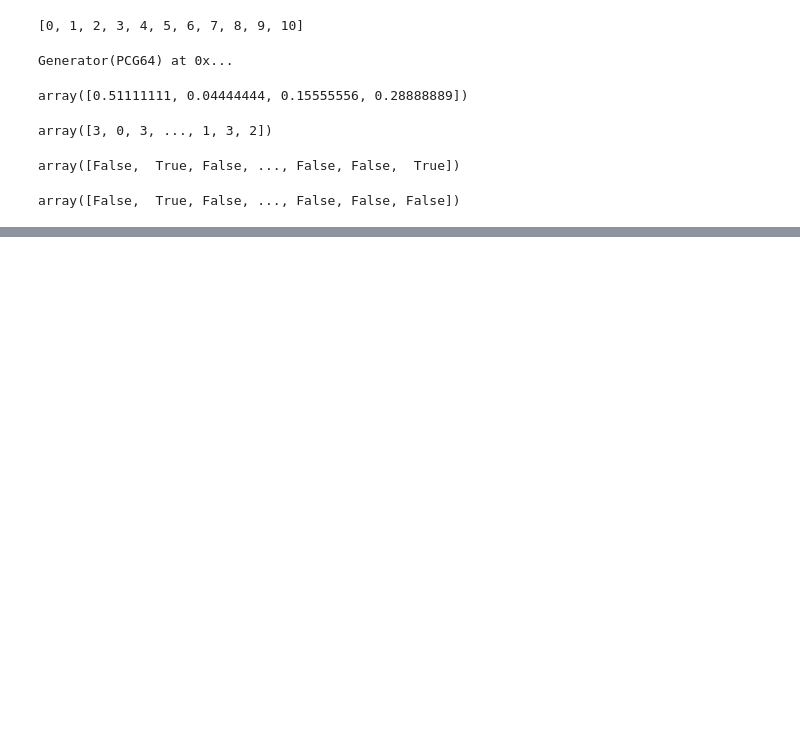
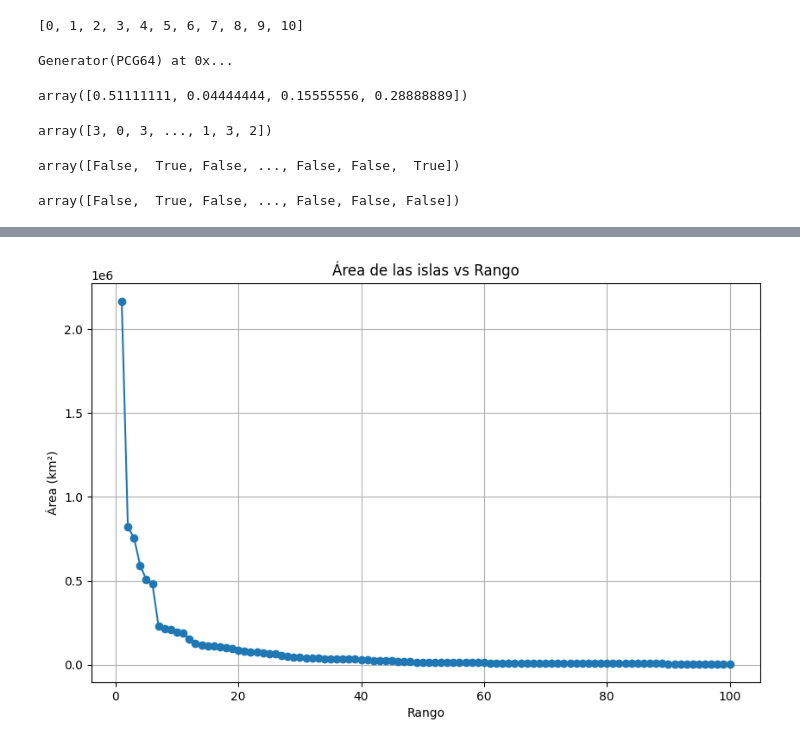
Before and after one commit to 173479/mineriaDeDatos, a Jupyter notebook: Mineria_De_Datos.ipynb, the cells around one changed output, grey strips where cells are left out. Drawn from its saved outputs; the diff is of its cells as text; code cells hidden in the pictures; blank space fills up the shorter version.

```diff
--- a/Mineria_De_Datos.ipynb
+++ b/Mineria_De_Datos.ipynb
@@ -1201,0 +1450,67 @@ array([False,  True, False, ..., False, False, False])
+# %%
+#World's largest islands
+import pandas as pd
+import matplotlib.pyplot as plt
+
+df = pd.read_csv('largest-islands.csv')
+df
+
+#What are the 10 largest islands in the tropics?
+tropics = df.query('climate == "tropics"')
+tropics = tropics.sort_values('area', ascending=False).head(10)
+print("10 islas más grandes en los trópicos:")
+print(tropics[['island', 'area', 'countries']])
+
+#What are the largest islands in each region?
+por_region = df.groupby('region')['area'].idxmax()
+islas_region = df.loc[por_region]
+print("\nIsla más grande en cada región:")
+print(islas_region[['region', 'island', 'area', 'countries']])
+
+#Create a line graph with area on the y-axis and rank on the x-axis. The data should be ordered by rank, from largest to smallest.
+df = df.sort_values('area', ascending=False).reset_index(drop=True)
+df['rank'] = df.index + 1
+plt.figure(figsize=(10,6))
+plt.plot(df['rank'], df['area'], marker='o')
+plt.xlabel('Rango')
+plt.ylabel('Área (km²)')
+plt.title('Área de las islas vs Rango')
+plt.grid(True)
+plt.show()
+
+#What islands are composed of multiple countries? Hint: try countries.str.contains(",")
+multiples_paises = df[df['countries'].str.contains(",")]
+print("\nIslas compartidas por múltiples países:")
+print(multiples_paises[['island', 'area', 'countries']])
+
+#Jean pockets
+import pandas as pd
+import matplotlib.pyplot as plt
+df = pd.read_csv('jean-pocket-measurements.csv')
+df.head()
+
+#What is the average difference in pocket height_front between women's and men's jeans?
+avg_women = df.query('gender == "women"')['height_front'].mean()
+avg_men = df.query('gender == "men"')['height_front'].mean()
+diff = avg_men - avg_women
+print("Diferencia promedio:", diff)
+
+#Is there a significant difference in pocket height_front between skinny and straight styles within the same gender?
+for g in ['women', 'men']:
+    skinny = df.query('gender == @g and style == "skinny"')['height_front'].mean()
+    straight = df.query('gender == @g and style == "straight"')['height_front'].mean()
+    print(f"{g.capitalize()} - Skinny: {skinny:.2f}, Straight: {straight:.2f}, Diferencia: {straight - skinny:.2f}")
+
+#How do back pocket sizes compare between women's and men's jeans?
+back_women = df.query('gender == "women"')[['height_back','width_back']].mean()
+back_men = df.query('gender == "men"')[['height_back','width_back']].mean()
+print("\nPromedio bolsillos traseros mujeres:\n", back_women)
+print("Promedio bolsillos traseros hombres:\n", back_men)
+
+#Measure your phone's height. What percentage of women's and men's jeans can comfortably fit your phone in the pockets?
+phone_height = 16.95  # altura del teléfono en cm
+fit_women = (df.query('gender == "women"')['height_front'] >= phone_height).mean() * 100
+fit_men = (df.query('gender == "men"')['height_front'] >= phone_height).mean() * 100
+print(f"\nPorcentaje de jeans de mujer que caben el teléfono: {fit_women:.1f}%")
+print(f"Porcentaje de jeans de hombre que caben el teléfono: {fit_men:.1f}%")
+# %% [output]
@@ -1201,0 +1534 @@ array([False,  True, False, ..., False, False, False])
+[figure, added]
```
Also changed, not shown: parts of 24 cells of this notebook.
